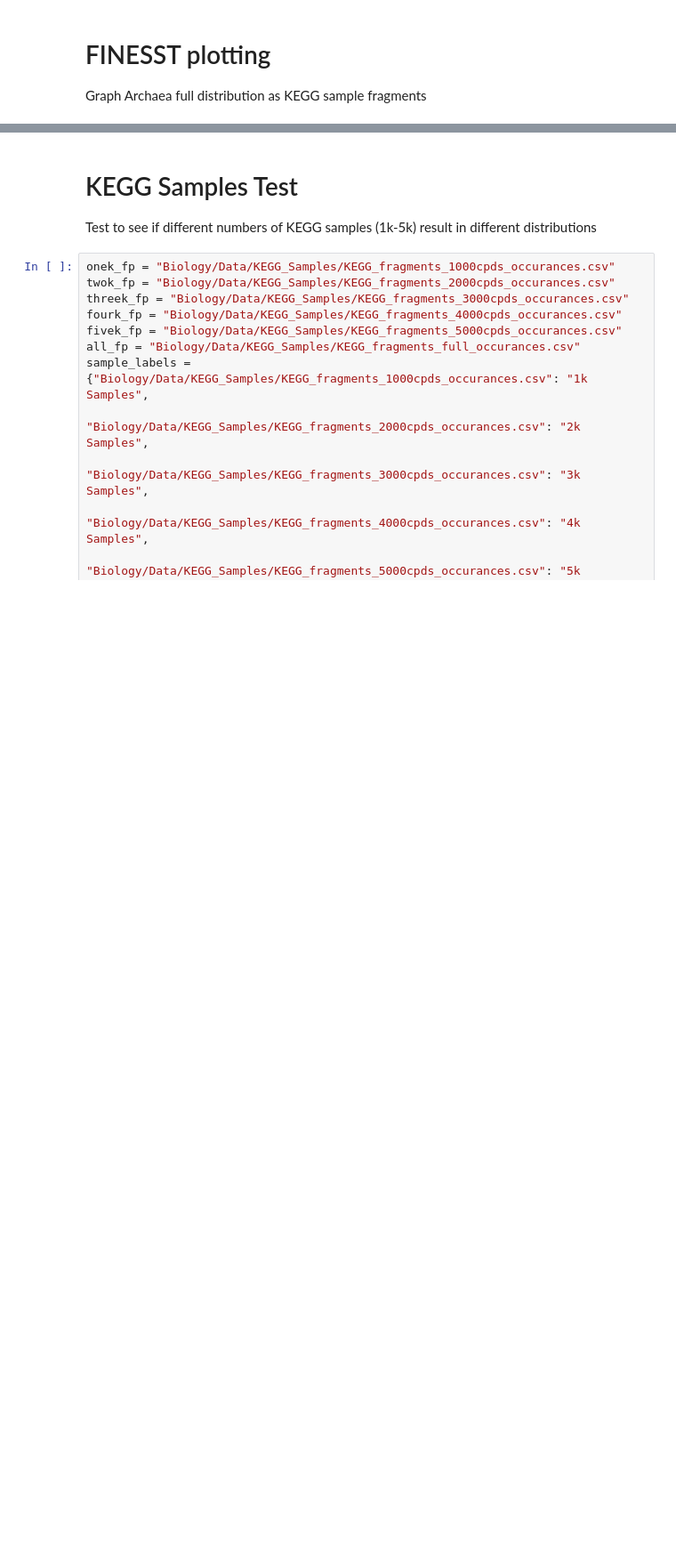
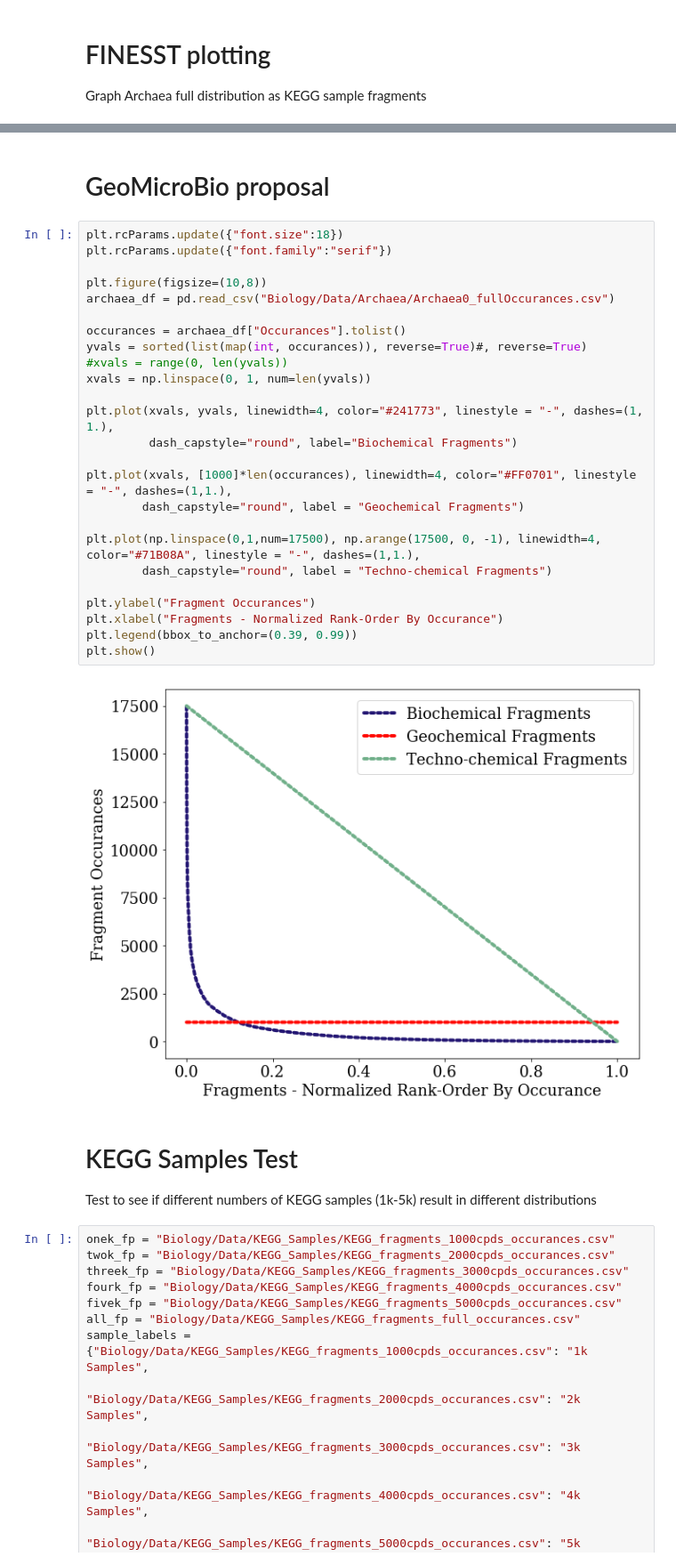
Before and after one commit to jfmalloy1/ChemAsLanguage, a Jupyter notebook: Fragments/fragment_plotting.ipynb, the cells around one changed output, grey strips where cells are left out. Shown at 89% size. Drawn from its saved outputs; the diff is of its cells as text; blank space fills up the shorter version.

```diff
--- a/Fragments/fragment_plotting.ipynb
+++ b/Fragments/fragment_plotting.ipynb
@@ -27,6 +30,35 @@ plt.legend(bbox_to_anchor=(0.08, 0.99))
 # %% [output]
 <matplotlib.legend.Legend at 0x...>
 [figure]
+# %% [markdown]
+# GeoMicroBio proposal
+# %%
+plt.rcParams.update({"font.size":18})
+plt.rcParams.update({"font.family":"serif"})
+
+plt.figure(figsize=(10,8))
+archaea_df = pd.read_csv("Biology/Data/Archaea/Archaea0_fullOccurances.csv")
+
+occurances = archaea_df["Occurances"].tolist()
+yvals = sorted(list(map(int, occurances)), reverse=True)#, reverse=True)
+#xvals = range(0, len(yvals))
+xvals = np.linspace(0, 1, num=len(yvals))
+
+plt.plot(xvals, yvals, linewidth=4, color="#241773", linestyle = "-", dashes=(1, 1.),
+         dash_capstyle="round", label="Biochemical Fragments")
+
+plt.plot(xvals, [1000]*len(occurances), linewidth=4, color="#FF0701", linestyle = "-", dashes=(1,1.),
+        dash_capstyle="round", label = "Geochemical Fragments")
+
+plt.plot(np.linspace(0,1,num=17500), np.arange(17500, 0, -1), linewidth=4, color="#71B08A", linestyle = "-", dashes=(1,1.),
+        dash_capstyle="round", label = "Techno-chemical Fragments")
+
+plt.ylabel("Fragment Occurances")
+plt.xlabel("Fragments - Normalized Rank-Order By Occurance")
+plt.legend(bbox_to_anchor=(0.39, 0.99))
+plt.show()
+# %% [output]
+[figure, added]
 # %% [markdown]
 # KEGG Samples Test
 
```
Also changed, not shown: parts of 4 cells of this notebook, 3 other files.
